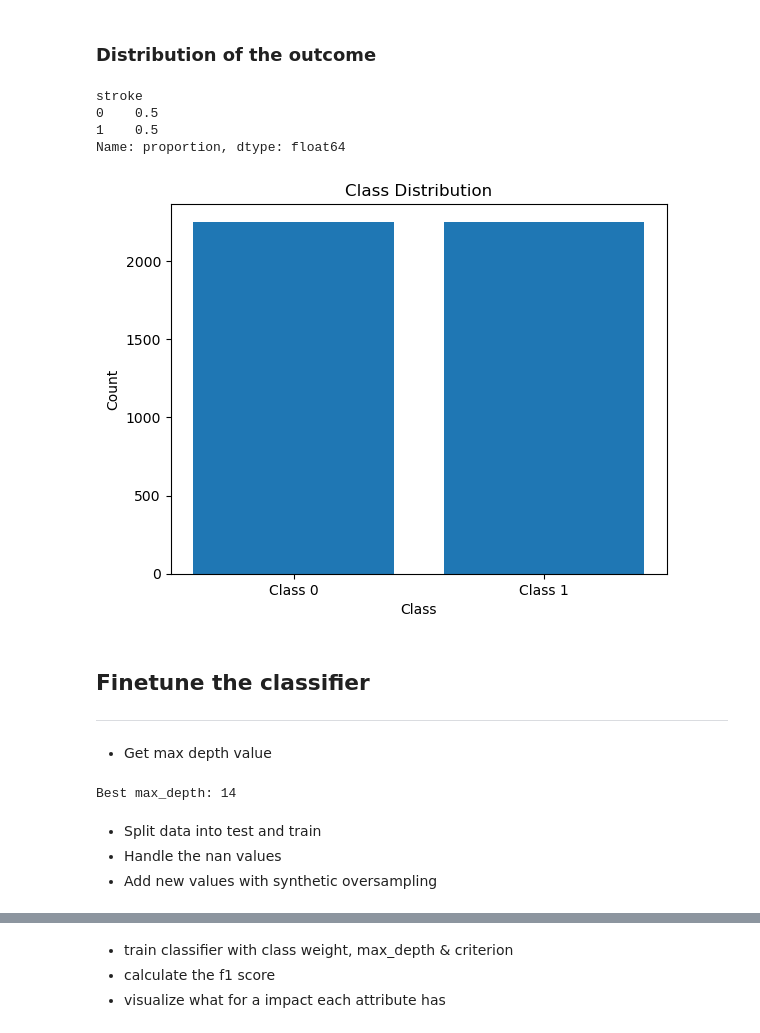
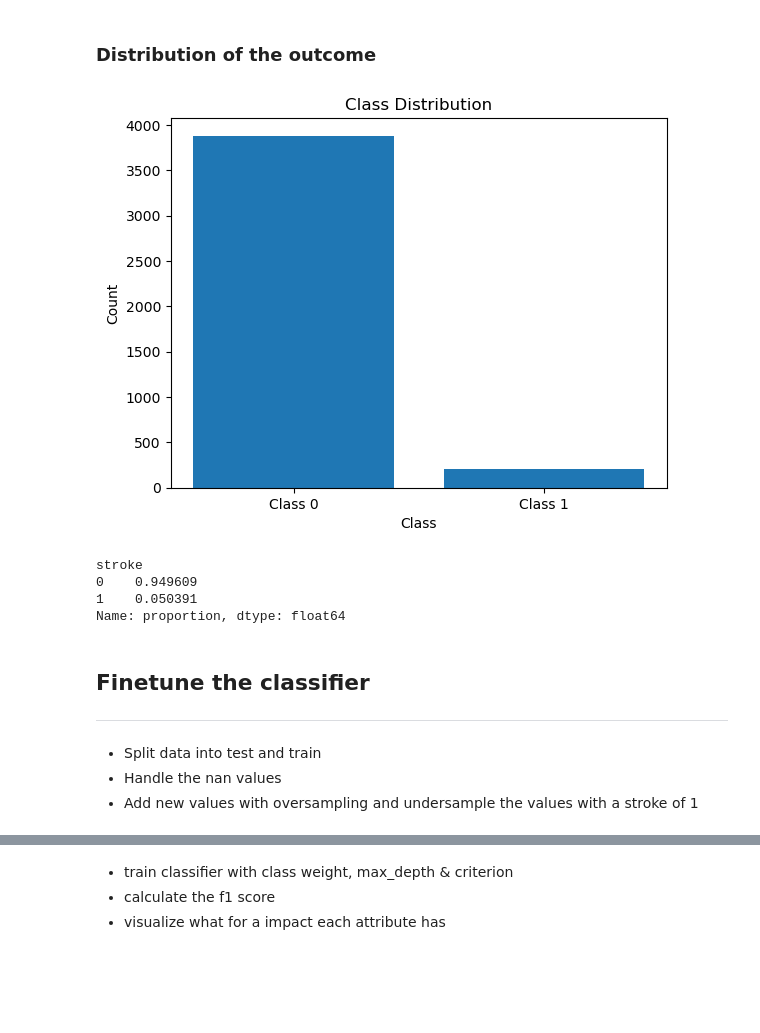
Before and after one commit to masterlukeSg/machine_learning_club, a Jupyter notebook: month_one/decissiontree.ipynb, the cells around one changed output, grey strips where cells are left out. Saved outputs shown, nothing was run; the diff lists cells and outputs as text; code cells hidden in the pictures; blank space fills up the shorter version.

```diff
--- a/month_one/decissiontree.ipynb
+++ b/month_one/decissiontree.ipynb
@@ -73,6 +81,19 @@ def visualize(clf):
     plt.gca().invert_yaxis()
     plt.tight_layout()
     plt.show()
+# %%
+def visualize_distribution_of_stroke(y_train):
+	# Show the distribution as a plot
+	count_class = y_train.value_counts()
+	plt.bar(count_class.index, count_class.values)
+	plt.xlabel('Class')
+	plt.ylabel('Count')
+	plt.title('Class Distribution')
+	plt.xticks(count_class.index, ['Class 0', 'Class 1'])
+	plt.show()
+
+
+	print(pd.Series(y_train).value_counts(normalize=True))
 # %%
 data = pd.read_csv("data/training_data.csv")
 
@@ -113,38 +125,20 @@ plt.show()
 # %% [markdown]
 ### Distribution of the outcome
 # %%
-print(pd.Series(y_train).value_counts(normalize=True))
-
-# Show the distribution as a plot
-count_class = y_train.value_counts()
-plt.bar(count_class.index, count_class.values)
-plt.xlabel('Class')
-plt.ylabel('Count')
-plt.title('Class Distribution')
-plt.xticks(count_class.index, ['Class 0', 'Class 1'])
-plt.show()
+visualize_distribution_of_stroke(data["stroke"])
 # %% [output]
+[figure, new version]
 stroke
-0    0.5
-1    0.5
+0    0.949609
+1    0.050391
 Name: proportion, dtype: float64
-[figure, old version]
 # %% [markdown]
 ## Finetune the classifier
 ----
-# %% [markdown]
-* Get max depth value
-# %%
-find_grid = get_grid(clf, x_train, y_train)
-max_depth = find_grid.best_params_['max_depth']
-
-print("Best max_depth:", max_depth)
-# %% [output]
-Best max_depth: 14
 # %% [markdown]
 * Split data into test and train
 * Handle the nan values
-* Add new values with synthetic oversampling
+* Add new values with oversampling and undersample the values with a stroke of 1
 # %%
 x = data.drop("stroke", axis=1)
 y = data["stroke"]
```
Also changed, not shown: parts of 11 cells of this notebook.
